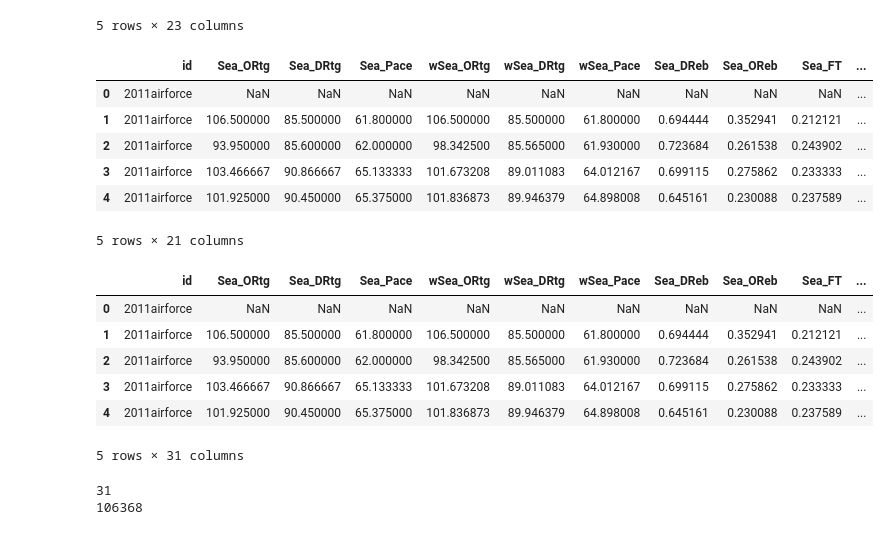
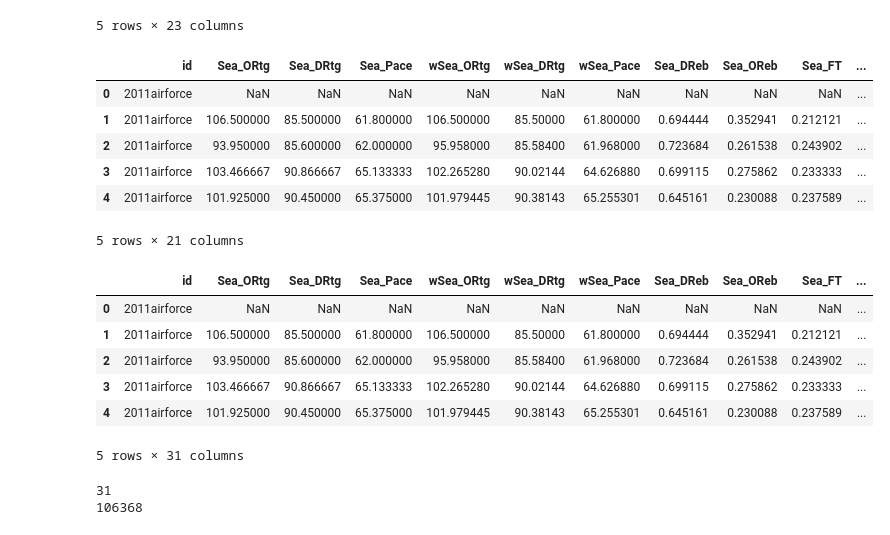
Before and after one commit to ACassells/cbb-model, a Jupyter notebook: Feature Creation.ipynb, the cells around one changed output. Saved outputs shown, nothing was run; the diff lists cells and outputs as text; code cells hidden in the pictures.

```diff
--- a/Feature Creation.ipynb
+++ b/Feature Creation.ipynb
@@ -376,7 +376,7 @@ em.head()
 
 # expanding weighted mean
 
-def team_ewm(team, span=50, alpha=0.65):
+def team_ewm(team, span=50, alpha=0.84):
     feature_ewm = team.rolling(window=span, min_periods=1).mean()[:span]
     rest = team[span:]
     return pd.concat([feature_ewm, rest]).ewm(alpha=alpha, adjust=False).mean()
@@ -445,7 +445,7 @@ es.head()
 # %%
 # weighted sum
 
-def team_ews(team, span=50, alpha=0.65):
+def team_ews(team, span=50, alpha=0.84):
     feature_ewm = team.rolling(window=span, min_periods=1).sum()[:span]
     rest = team[span:]
     return pd.concat([feature_ewm, rest]).ewm(alpha=alpha, adjust=False).mean()
@@ -460,37 +460,37 @@ if 'level_1' in list(ews):
 # defensive rebounds available
 ews['dra'] = ews['dreb'] + ews['oor']
 
 # offensive rebounds available
 ews['ora'] = ews['oreb'] + ews['odr']
 
 #off/def rebound percentage
 
 ews['DRebPct'] = ews['dreb']/ews['dra']
 ews['ORebPct'] = ews['oreb']/ews['ora']
 ews['_points'] = ews['fts'] + 2*ews['2pt'] + 3*ews['3pt']
 ews['FTPct'] = ews['fts']/ews['_points']
 ews['2ptPct'] = ews['2pt']/ews['_points']
 ews['3ptPct'] = ews['3pt']/ews['_points']
 ews['TO%'] = ews['tos']/ews['Pace']
 ews['gp'] = ews['w'] + ews['l']
 ews['W%'] = ews['w']/ews['gp']
 
 es = es[['DRebPct','ORebPct','FTPct','2ptPct','3ptPct','TO%','W%']]
 ews = ews[['DRebPct','ORebPct','FTPct','2ptPct','3ptPct','TO%','W%']]
 
 es.columns= ['Sea_DReb','Sea_OReb','Sea_FT','Sea_2pt','Sea_3pt','Sea_TO','Sea_W']
 ews.columns= ['wSea_DReb','wSea_OReb','wSea_FT','wSea_2pt','wSea_3pt','wSea_TO','wSea_W']
 
 gb3 = pd.concat([gb3, es, ews], axis=1)
 
 gb3.head()
 # %% [output]
 |  | id | Sea_ORtg | Sea_DRtg | Sea_Pace | wSea_ORtg | wSea_DRtg | wSea_Pace | Sea_DReb | Sea_OReb | Sea_FT | ... |
 | 0 | 2011airforce | NaN | NaN | NaN | NaN | NaN | NaN | NaN | NaN | NaN | ... |
-| 1 | 2011airforce | 106.500000 | 85.500000 | 61.800000 | 106.500000 | 85.500000 | 61.800000 | 0.694444 | 0.352941 | 0.212121 | ... |
-| 2 | 2011airforce | 93.950000 | 85.600000 | 62.000000 | 98.342500 | 85.565000 | 61.930000 | 0.723684 | 0.261538 | 0.243902 | ... |
-| 3 | 2011airforce | 103.466667 | 90.866667 | 65.133333 | 101.673208 | 89.011083 | 64.012167 | 0.699115 | 0.275862 | 0.233333 | ... |
-| 4 | 2011airforce | 101.925000 | 90.450000 | 65.375000 | 101.836873 | 89.946379 | 64.898008 | 0.645161 | 0.230088 | 0.237589 | ... |
+| 1 | 2011airforce | 106.500000 | 85.500000 | 61.800000 | 106.500000 | 85.50000 | 61.800000 | 0.694444 | 0.352941 | 0.212121 | ... |
+| 2 | 2011airforce | 93.950000 | 85.600000 | 62.000000 | 95.958000 | 85.58400 | 61.968000 | 0.723684 | 0.261538 | 0.243902 | ... |
+| 3 | 2011airforce | 103.466667 | 90.866667 | 65.133333 | 102.265280 | 90.02144 | 64.626880 | 0.699115 | 0.275862 | 0.233333 | ... |
+| 4 | 2011airforce | 101.925000 | 90.450000 | 65.375000 | 101.979445 | 90.38143 | 65.255301 | 0.645161 | 0.230088 | 0.237589 | ... |
 5 rows × 21 columns
 # %%
 from functools import reduce
@@ -503,10 +503,10 @@ feats.head()
 # %% [output]
 |  | id | Sea_ORtg | Sea_DRtg | Sea_Pace | wSea_ORtg | wSea_DRtg | wSea_Pace | Sea_DReb | Sea_OReb | Sea_FT | ... |
 | 0 | 2011airforce | NaN | NaN | NaN | NaN | NaN | NaN | NaN | NaN | NaN | ... |
-| 1 | 2011airforce | 106.500000 | 85.500000 | 61.800000 | 106.500000 | 85.500000 | 61.800000 | 0.694444 | 0.352941 | 0.212121 | ... |
-| 2 | 2011airforce | 93.950000 | 85.600000 | 62.000000 | 98.342500 | 85.565000 | 61.930000 | 0.723684 | 0.261538 | 0.243902 | ... |
-| 3 | 2011airforce | 103.466667 | 90.866667 | 65.133333 | 101.673208 | 89.011083 | 64.012167 | 0.699115 | 0.275862 | 0.233333 | ... |
-| 4 | 2011airforce | 101.925000 | 90.450000 | 65.375000 | 101.836873 | 89.946379 | 64.898008 | 0.645161 | 0.230088 | 0.237589 | ... |
+| 1 | 2011airforce | 106.500000 | 85.500000 | 61.800000 | 106.500000 | 85.50000 | 61.800000 | 0.694444 | 0.352941 | 0.212121 | ... |
+| 2 | 2011airforce | 93.950000 | 85.600000 | 62.000000 | 95.958000 | 85.58400 | 61.968000 | 0.723684 | 0.261538 | 0.243902 | ... |
+| 3 | 2011airforce | 103.466667 | 90.866667 | 65.133333 | 102.265280 | 90.02144 | 64.626880 | 0.699115 | 0.275862 | 0.233333 | ... |
+| 4 | 2011airforce | 101.925000 | 90.450000 | 65.375000 | 101.979445 | 90.38143 | 65.255301 | 0.645161 | 0.230088 | 0.237589 | ... |
 5 rows × 31 columns
 # %%
 print(len(list(feats)))
```
Also changed, not shown: parts of 10 cells of this notebook, 5 other files.
